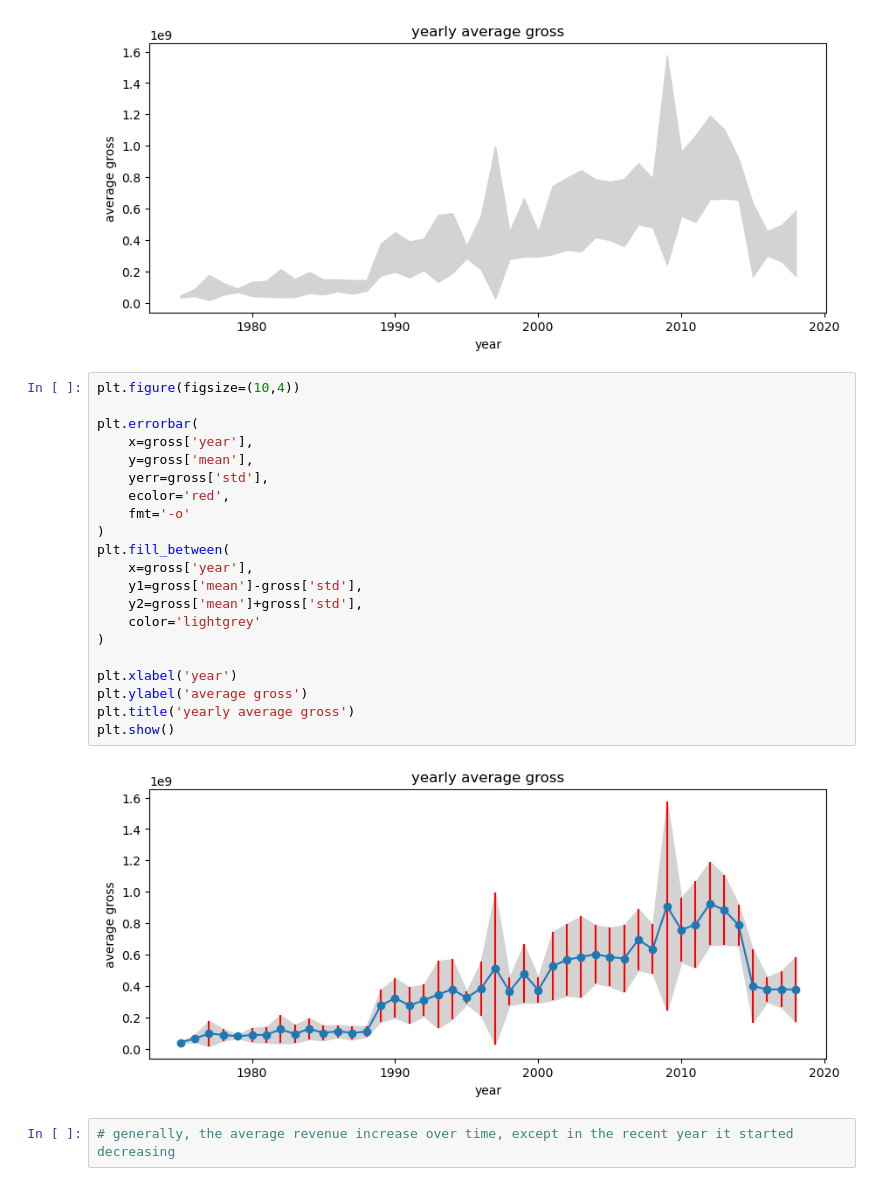
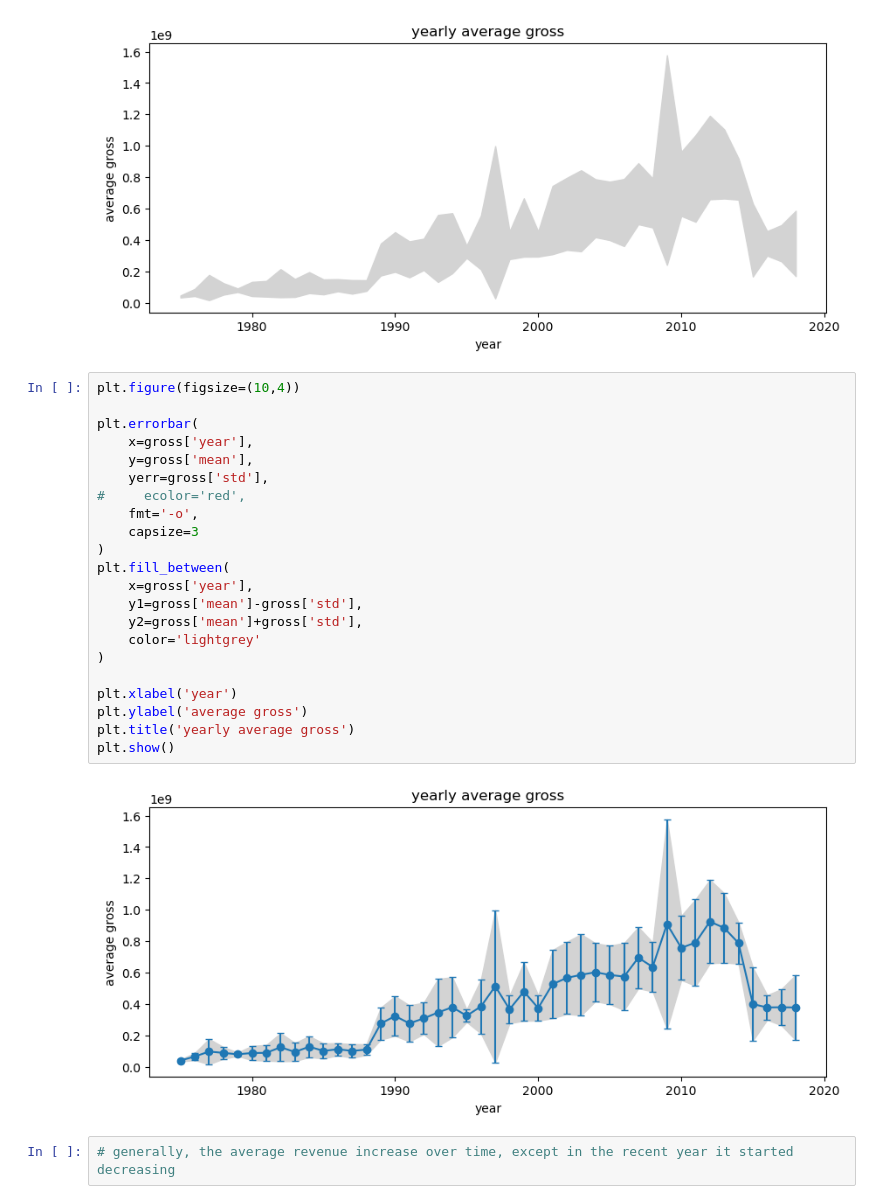
Before and after one commit to Jakhongir0103/epfl-ada, a Jupyter notebook: Exercises/02 - Data viz and data from the web/Becoming a DataVizard exercise.ipynb, the cells around one changed output. Drawn from its saved outputs; the diff is of its cells as text.

```diff
--- a/Exercises/02 - Data viz and data from the web/Becoming a DataVizard exercise.ipynb
+++ b/Exercises/02 - Data viz and data from the web/Becoming a DataVizard exercise.ipynb
@@ -255,26 +256,27 @@ plt.show()
 # %%
 plt.figure(figsize=(10,4))
 
 plt.errorbar(
     x=gross['year'],
     y=gross['mean'],
     yerr=gross['std'],
-    ecolor='red',
-    fmt='-o'
+#     ecolor='red',
+    fmt='-o',
+    capsize=3
 )
 plt.fill_between(
     x=gross['year'],
     y1=gross['mean']-gross['std'],
     y2=gross['mean']+gross['std'],
     color='lightgrey'
 )
 
 plt.xlabel('year')
 plt.ylabel('average gross')
 plt.title('yearly average gross')
 plt.show()
 # %% [output]
-[figure, old version]
+[figure, new version]
 # %%
 # generally, the average revenue increase over time, except in the recent year it started decreasing
 # %% [markdown]
```
Also changed, not shown: parts of 10 cells of this notebook.
